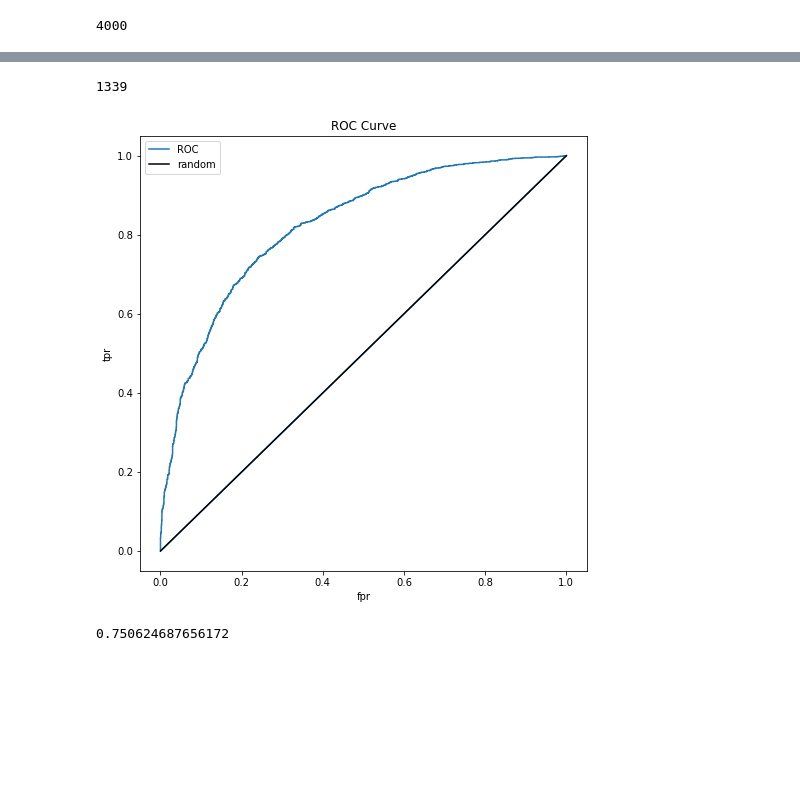
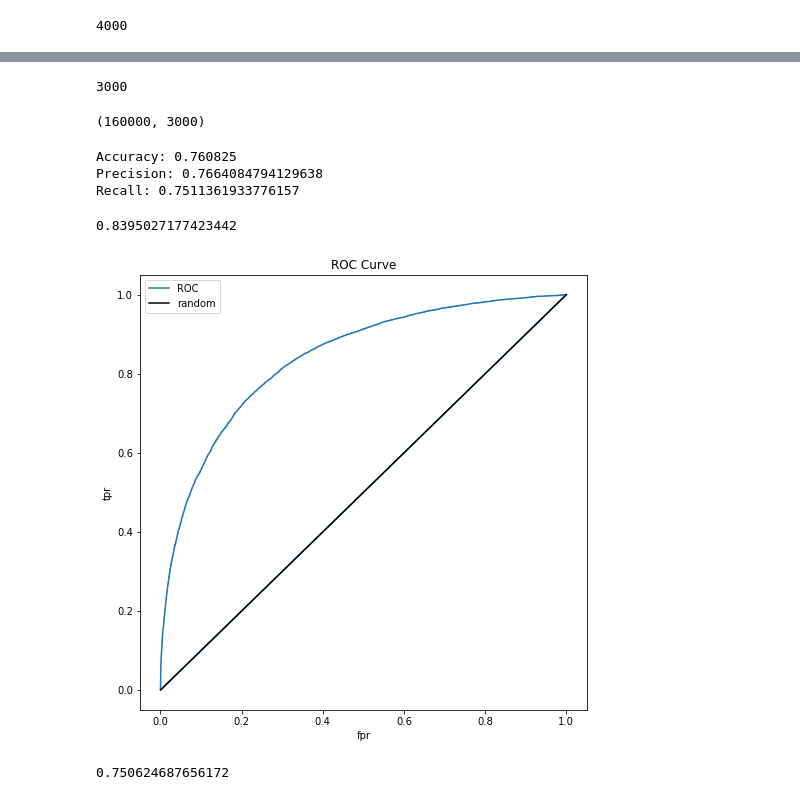
Before and after one commit to kelly-zhao/Predicting-Humor-in-Yelp-Reviews, a Jupyter notebook: reviews.ipynb, the cells around one changed output, grey strips where cells are left out. Drawn from its saved outputs; the diff is of its cells as text; code cells hidden in the pictures; blank space fills up the shorter version.

```diff
--- a/reviews.ipynb
+++ b/reviews.ipynb
@@ -578,0 +536,7 @@ roc_auc
+# %%
+# ROC curve
+fig, ax = plt.subplots(figsize = (8,8))
+
+fpr, tpr, threshold = roc_curve(y_test, y_proba)
+plot_ROC(ax, fpr, tpr)
+print(auc(fpr, tpr))
@@ -579,7 +546,37 @@ roc_auc
+# %%
+## run logistic regression on full dataset
+
+X_train_full, X_test_full, y_train_full, y_test_full = train_test_split(new_df['text'], new_df['funny or not'], test_size=0.2)
+# %%
+# vectorize train data/transform test data
+
+tfidfvect = TfidfVectorizer(max_features = 3000, sublinear_tf=True, min_df=5, norm='l2', encoding='latin-1', ngram_range=(1, 2))
+X_train_full_tfidf = tfidfvect.fit_transform(X_train_full)
+X_test_full_tfidf = tfidfvect.transform(X_test_full)
+
+# get vocab
+words_full = tfidfvect.get_feature_names()
 # %%
-len(fpr)
+len(words_full)
 # %% [output]
-1339
+3000
+# %%
+X_train_full_tfidf.shape
+# %% [output]
+(160000, 3000)
+# %%
+lr_full = LogisticRegression(random_state=0, max_iter=500)
+lr_full.fit(X_train_full_tfidf, y_train_full)
+y_predfull = lr_full.predict(X_test_full_tfidf)
+y_probafull = lr_full.predict_proba(X_test_full_tfidf)[:,1]
+# %%
+print("Accuracy:", accuracy_score(y_test_full, y_predfull))
+print("Precision:", precision_score(y_test_full, y_predfull))
+print("Recall:",recall_score(y_test_full, y_predfull))
+# %% [output]
+Accuracy: 0.760825
+Precision: 0.7664084794129638
+Recall: 0.7511361933776157
 # %%
 def plot_ROC(ax, fpr, tpr):
     ax.plot([1]+list(fpr), [1]+list(tpr), label="ROC")
@@ -592,6 +589,9 @@ def plot_ROC(ax, fpr, tpr):
 # %%
 fig, ax = plt.subplots(figsize = (8,8))
 
+fpr, tpr, threshold = roc_curve(y_test_full, y_probafull)
 plot_ROC(ax, fpr, tpr)
+print(auc(fpr, tpr))
 # %% [output]
+0.8395027177423442
-[figure, old version]
+[figure, new version]
```
Also changed, not shown: parts of 52 cells of this notebook.
